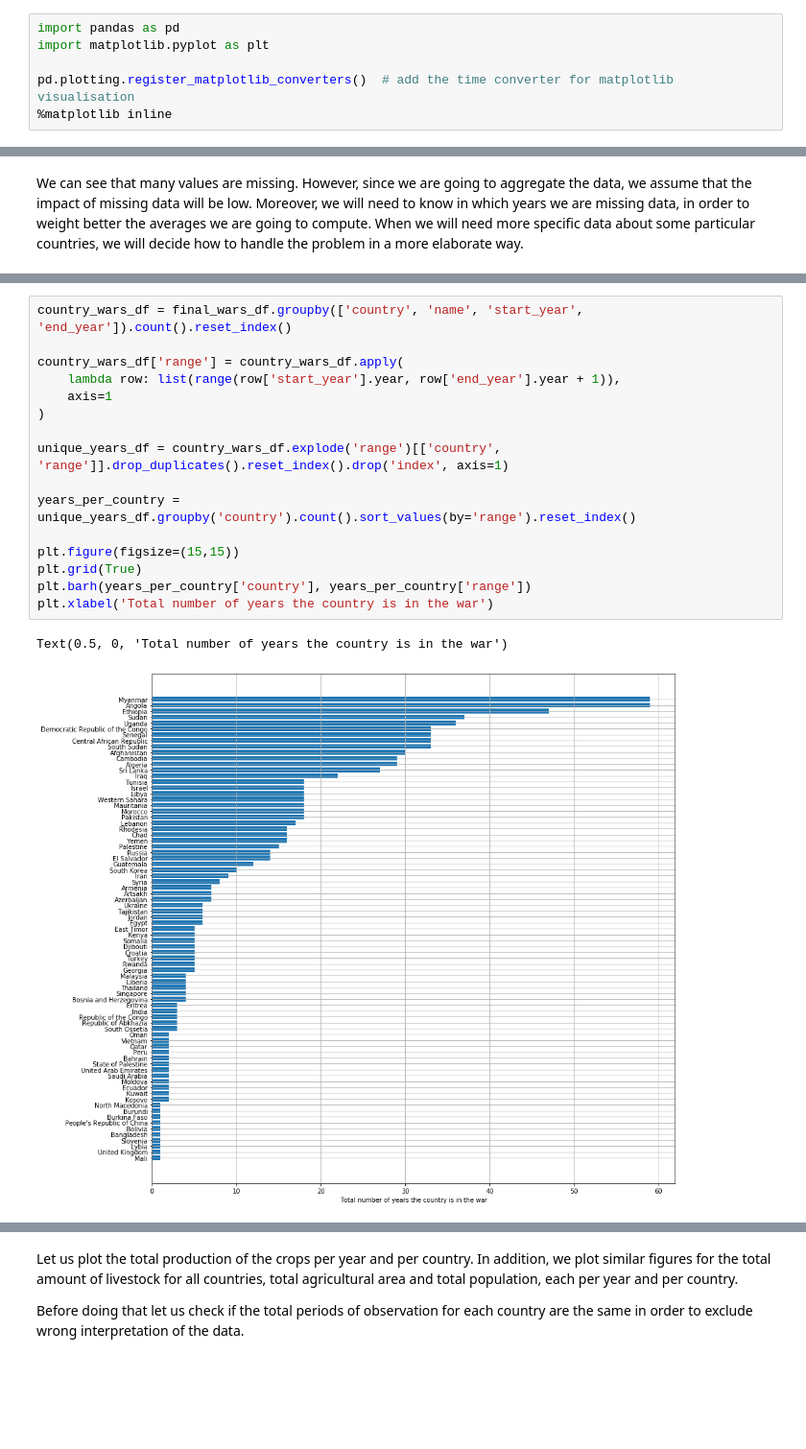
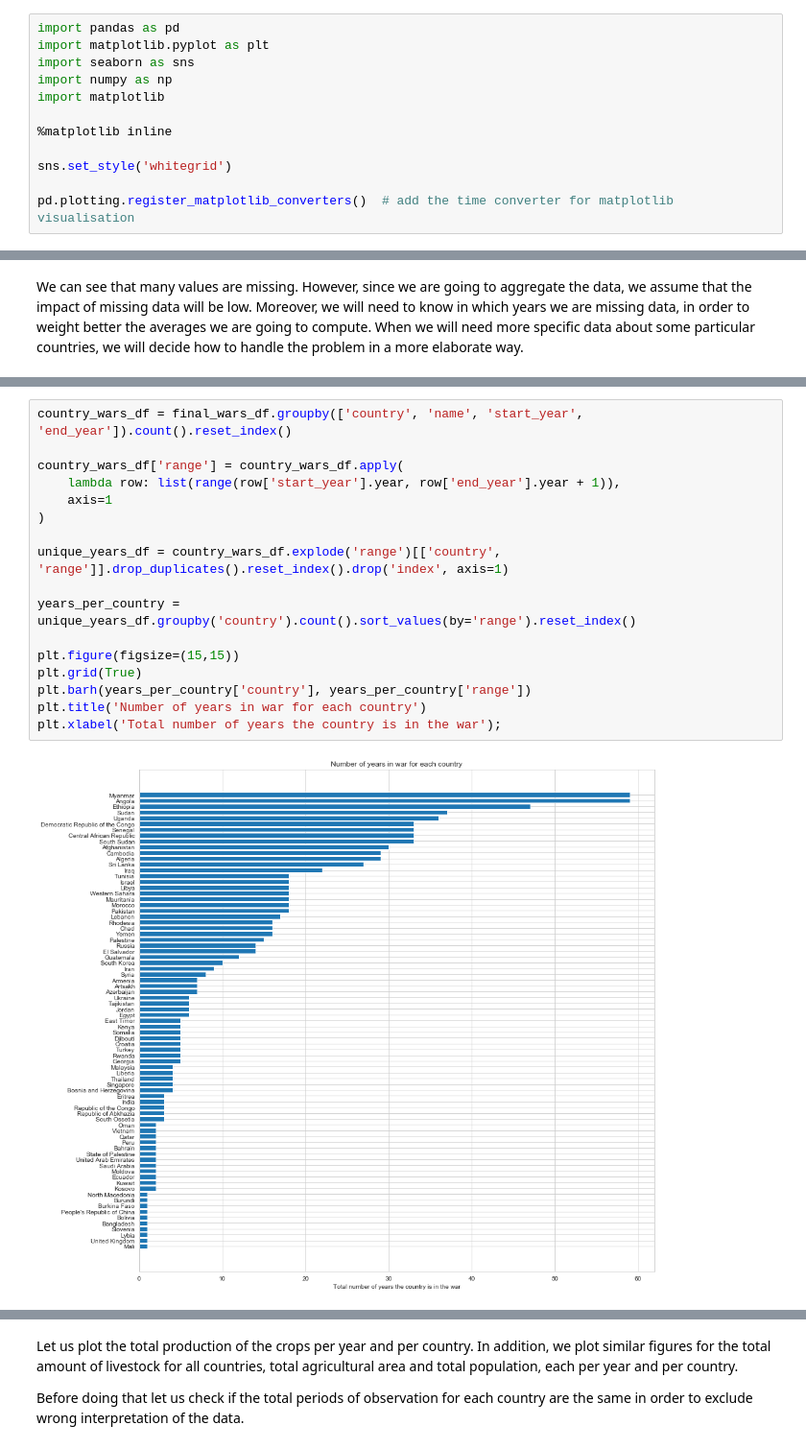
Before and after one commit to pull-fiction/make-crops-not-war, a Jupyter notebook: project.ipynb, the cells around one changed output, grey strips where cells are left out. Shown at 96% size. Drawn from its saved outputs; the diff is of its cells as text; blank space fills up the shorter version.

```diff
--- a/project.ipynb
+++ b/project.ipynb
@@ -19,9 +19,15 @@ We have begun to clean our data and the formats are clear and understandable. Th
 # %%
 import pandas as pd
 import matplotlib.pyplot as plt
+import seaborn as sns
+import numpy as np
+import matplotlib
+
+%matplotlib inline
+
+sns.set_style('whitegrid')
 
 pd.plotting.register_matplotlib_converters()  # add the time converter for matplotlib visualisation
-%matplotlib inline
 # %% [markdown]
 ## Data size
 
@@ -305,22 +319,22 @@ We are now going to see the distribution of the number of years in which a count
 # %%
 country_wars_df = final_wars_df.groupby(['country', 'name', 'start_year', 'end_year']).count().reset_index()
 
 country_wars_df['range'] = country_wars_df.apply(
     lambda row: list(range(row['start_year'].year, row['end_year'].year + 1)),
     axis=1
 )
 
 unique_years_df = country_wars_df.explode('range')[['country', 'range']].drop_duplicates().reset_index().drop('index', axis=1)
 
 years_per_country = unique_years_df.groupby('country').count().sort_values(by='range').reset_index()
 
 plt.figure(figsize=(15,15))
 plt.grid(True)
 plt.barh(years_per_country['country'], years_per_country['range'])
-plt.xlabel('Total number of years the country is in the war')
+plt.title('Number of years in war for each country')
+plt.xlabel('Total number of years the country is in the war');
 # %% [output]
-Text(0.5, 0, 'Total number of years the country is in the war')
-[figure, old version]
+[figure, new version]
 # %%
 f, ax = plt.subplots(figsize=(15,10))
 ax.hist(years_per_country['range'], bins=years_per_country.shape[0] // 2)
```
Also changed, not shown: parts of 18 cells of this notebook.
